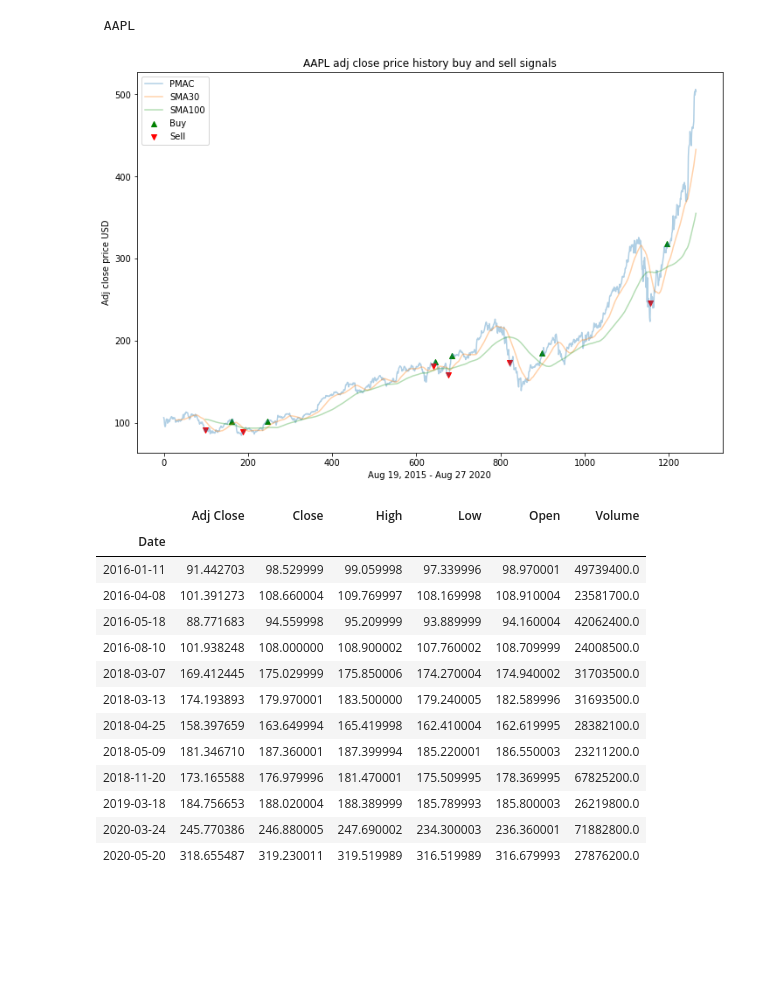
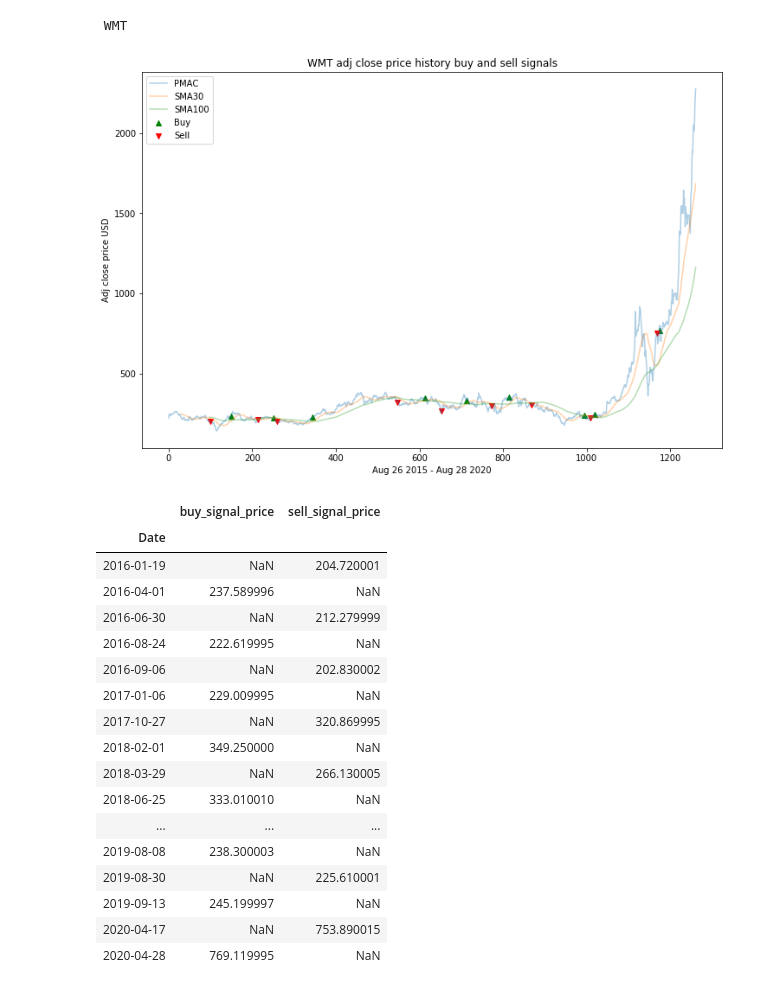
Before and after one commit to joseh4/Stock_market_monitoring, a Jupyter notebook: Creating_automated_chart.ipynb, the cells around one changed output. Drawn from its saved outputs; the diff is of its cells as text; code cells hidden in the pictures; blank space fills up the shorter version.

```diff
--- a/Creating_automated_chart.ipynb
+++ b/Creating_automated_chart.ipynb
@@ -170,21 +199,0 @@ def chart(stock_name):
-# %%
-print('Enter Stock: ')
-x = input()
-chart('{}'.format(x))
-# %% [output]
- AAPL
-[figure, removed]
-|  | Adj Close | Close | High | Low | Open | Volume |
-| Date |  |  |  |  |  |  |
-| 2016-01-11 | 91.442703 | 98.529999 | 99.059998 | 97.339996 | 98.970001 | 49739400.0 |
-| 2016-04-08 | 101.391273 | 108.660004 | 109.769997 | 108.169998 | 108.910004 | 23581700.0 |
-| 2016-05-18 | 88.771683 | 94.559998 | 95.209999 | 93.889999 | 94.160004 | 42062400.0 |
-| 2016-08-10 | 101.938248 | 108.000000 | 108.900002 | 107.760002 | 108.709999 | 24008500.0 |
-| 2018-03-07 | 169.412445 | 175.029999 | 175.850006 | 174.270004 | 174.940002 | 31703500.0 |
-| 2018-03-13 | 174.193893 | 179.970001 | 183.500000 | 179.240005 | 182.589996 | 31693500.0 |
-| 2018-04-25 | 158.397659 | 163.649994 | 165.419998 | 162.410004 | 162.619995 | 28382100.0 |
-| 2018-05-09 | 181.346710 | 187.360001 | 187.399994 | 185.220001 | 186.550003 | 23211200.0 |
-| 2018-11-20 | 173.165588 | 176.979996 | 181.470001 | 175.509995 | 178.369995 | 67825200.0 |
-| 2019-03-18 | 184.756653 | 188.020004 | 188.389999 | 185.789993 | 185.800003 | 26219800.0 |
-| 2020-03-24 | 245.770386 | 246.880005 | 247.690002 | 234.300003 | 236.360001 | 71882800.0 |
-| 2020-05-20 | 318.655487 | 319.230011 | 319.519989 | 316.519989 | 316.679993 | 27876200.0 |
@@ -269,0 +200,42 @@ def new_info(data):
+# %%
+print('Enter Stock: ')
+x = input()
+name = x
+new_info = new_data('{}'.format(x))
+
+new_info['Date'] = pd.to_datetime(new_info['Date']).dt.date
+new_info['Date'] = pd.to_datetime(new_info.Date)
+
+stock_chart = pd.read_csv('{}.csv'.format(x))
+stock_chart['Date'] = pd.to_datetime(stock_chart.Date)
+
+combined = pd.concat([stock_chart, new_info], sort = False)
+combined.sort_values(by = 'Date', inplace = True)
+combined.reset_index(drop = True, inplace = True)
+combined.drop_duplicates(subset = ['Date'], inplace = True)
+combined = combined[['Date', 'Open', 'Adj Close']]
+
+new_chart = combined
+new_chart.to_csv(f'{name}.csv', index = False)
+chart(f'{x}.csv')
+# %% [output]
+ WMT
+[figure, added]
+|  | buy_signal_price | sell_signal_price |
+| Date |  |  |
+| 2016-01-19 | NaN | 204.720001 |
+| 2016-04-01 | 237.589996 | NaN |
+| 2016-06-30 | NaN | 212.279999 |
+| 2016-08-24 | 222.619995 | NaN |
+| 2016-09-06 | NaN | 202.830002 |
+| 2017-01-06 | 229.009995 | NaN |
+| 2017-10-27 | NaN | 320.869995 |
+| 2018-02-01 | 349.250000 | NaN |
+| 2018-03-29 | NaN | 266.130005 |
+| 2018-06-25 | 333.010010 | NaN |
+| ... | ... | ... |
+| 2019-08-08 | 238.300003 | NaN |
+| 2019-08-30 | NaN | 225.610001 |
+| 2019-09-13 | 245.199997 | NaN |
+| 2020-04-17 | NaN | 753.890015 |
+| 2020-04-28 | 769.119995 | NaN |
```
Also changed, not shown: parts of 5 cells of this notebook.
